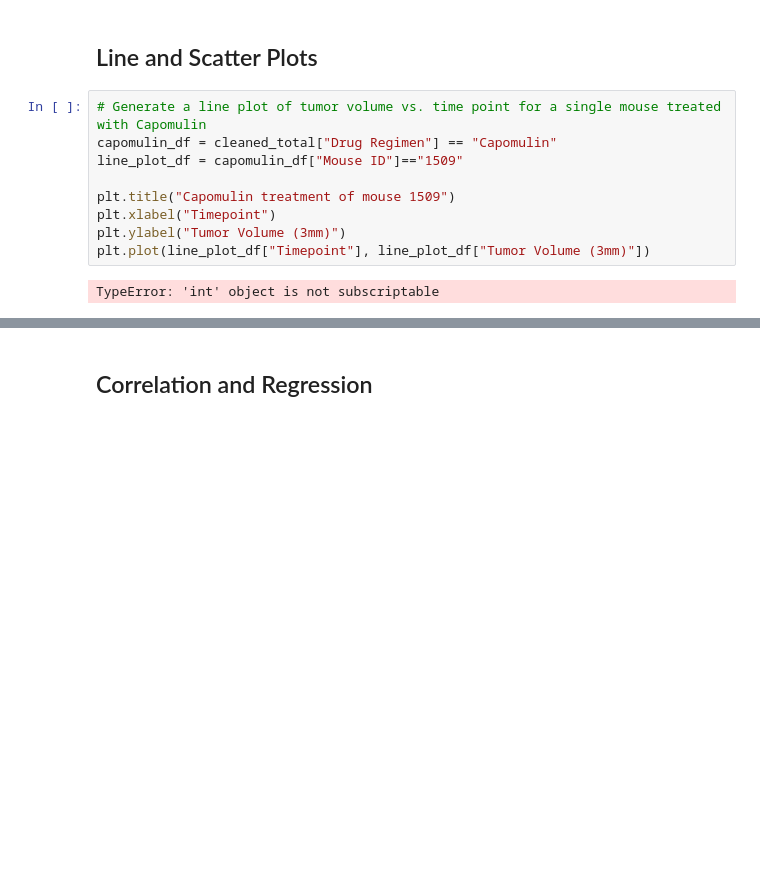
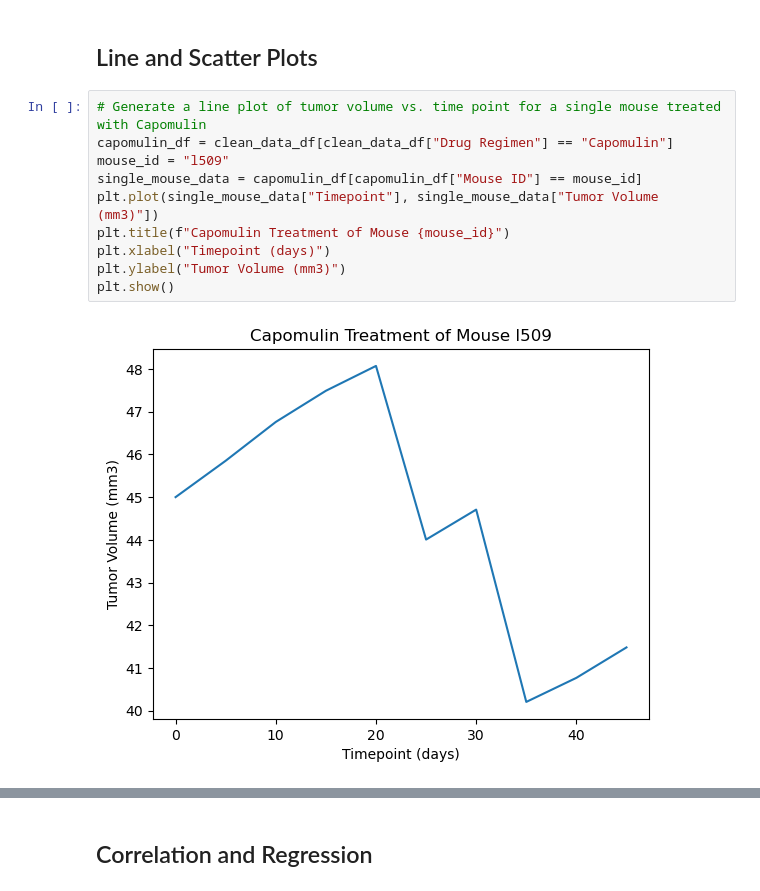
Before and after one commit to claytonmknight/pymaceuticals-challenge, a Jupyter notebook: Pymaceuticals/pymaceuticals_starter - Copy.ipynb, the cells around one changed output, grey strips where cells are left out. Drawn from its saved outputs; the diff is of its cells as text; blank space fills up the shorter version.

```diff
--- a/Pymaceuticals/pymaceuticals_starter - Copy.ipynb
+++ b/Pymaceuticals/pymaceuticals_starter - Copy.ipynb
@@ -241,12 +264,13 @@ TypeError: unsupported operand type(s) for -: 'str' and 'str'
 ## Line and Scatter Plots
 # %%
 # Generate a line plot of tumor volume vs. time point for a single mouse treated with Capomulin
-capomulin_df = cleaned_total["Drug Regimen"] == "Capomulin"
-line_plot_df = capomulin_df["Mouse ID"]=="1509"
-
-plt.title("Capomulin treatment of mouse 1509")
-plt.xlabel("Timepoint")
-plt.ylabel("Tumor Volume (3mm)")
-plt.plot(line_plot_df["Timepoint"], line_plot_df["Tumor Volume (3mm)"])
+capomulin_df = clean_data_df[clean_data_df["Drug Regimen"] == "Capomulin"]
+mouse_id = "l509"
+single_mouse_data = capomulin_df[capomulin_df["Mouse ID"] == mouse_id]
+plt.plot(single_mouse_data["Timepoint"], single_mouse_data["Tumor Volume (mm3)"])
+plt.title(f"Capomulin Treatment of Mouse {mouse_id}")
+plt.xlabel("Timepoint (days)")
+plt.ylabel("Tumor Volume (mm3)")
+plt.show()
 # %% [output]
-TypeError: 'int' object is not subscriptable
+[figure, added]
```
Also changed, not shown: parts of 9 cells of this notebook.
